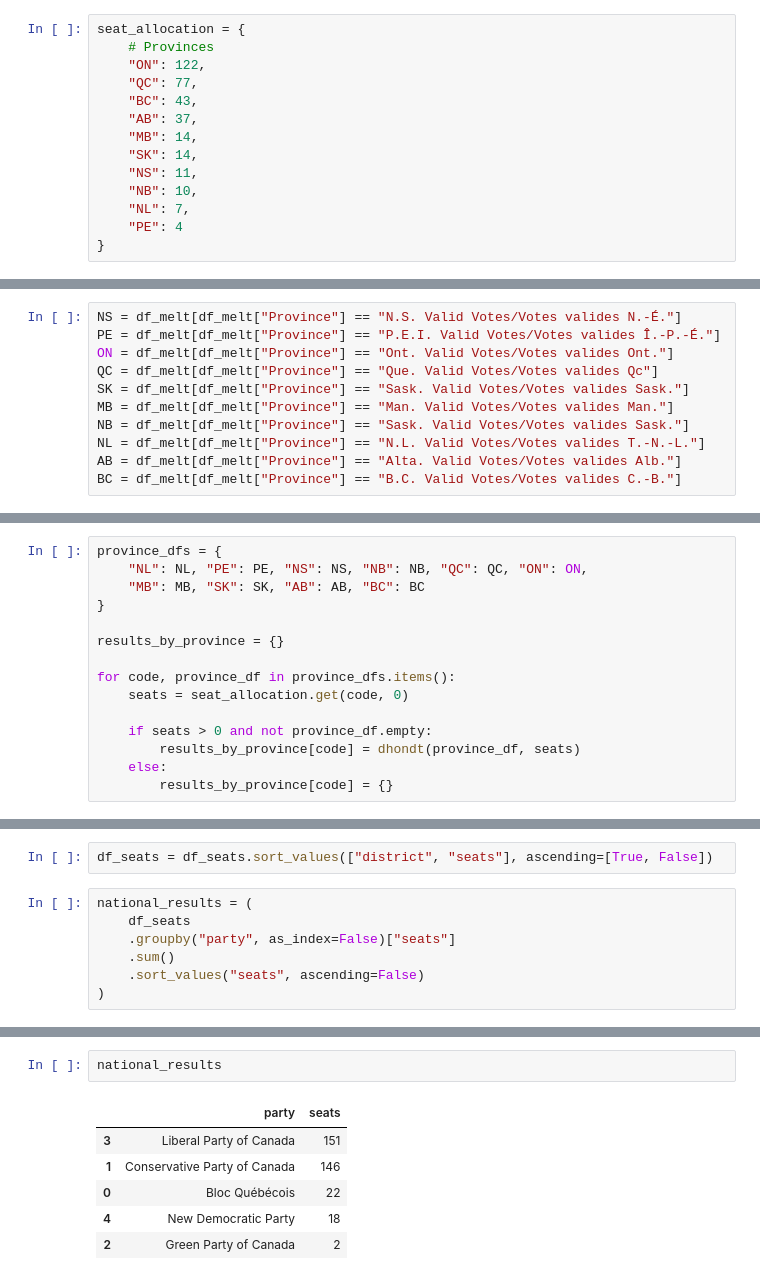
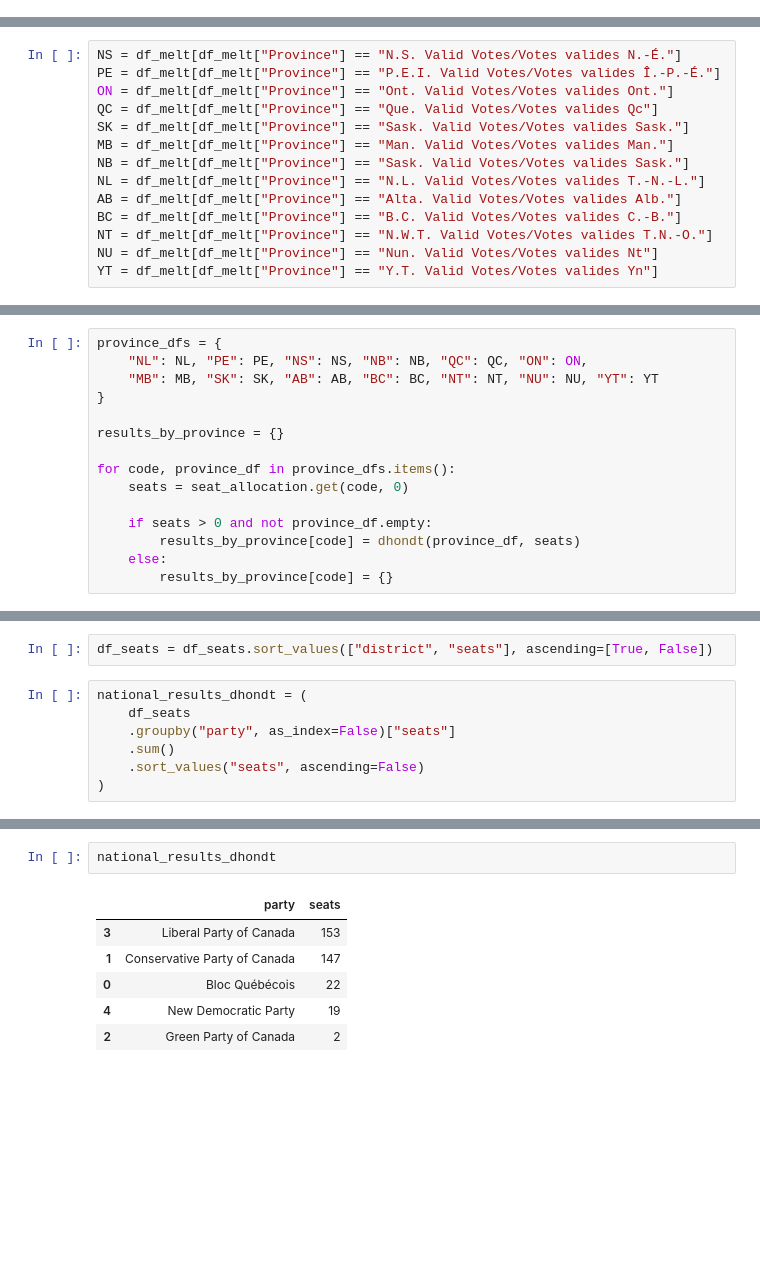
Before and after one commit to nervoustechie/canada-electoral-analysis, a Jupyter notebook: ElectoralAnalysis.ipynb, the cells around one changed output, grey strips where cells are left out. Cells and saved outputs as stored; diff of their text form; blank space fills up the shorter version.

```diff
--- a/ElectoralAnalysis.ipynb
+++ b/ElectoralAnalysis.ipynb
@@ -35,20 +75,6 @@ national_results_2025 = {
     "New Democratic Party": 7,
     "Green Party of Canada": 1
 }
-# %%
-seat_allocation = {
-    # Provinces
-    "ON": 122,
-    "QC": 77,
-    "BC": 43,
-    "AB": 37,
-    "MB": 14,
-    "SK": 14,
-    "NS": 11,
-    "NB": 10,
-    "NL": 7,
-    "PE": 4
-}
 # %%
 df = df.reset_index()
 df_melt = df.melt(
@@ -83,6 +109,9 @@ NB = df_melt[df_melt["Province"] == "Sask. Valid Votes/Votes valides Sask."]
 NL = df_melt[df_melt["Province"] == "N.L. Valid Votes/Votes valides T.-N.-L."]
 AB = df_melt[df_melt["Province"] == "Alta. Valid Votes/Votes valides Alb."]
 BC = df_melt[df_melt["Province"] == "B.C. Valid Votes/Votes valides C.-B."]
+NT = df_melt[df_melt["Province"] == "N.W.T. Valid Votes/Votes valides T.N.-O."]
+NU = df_melt[df_melt["Province"] == "Nun. Valid Votes/Votes valides Nt"]
+YT = df_melt[df_melt["Province"] == "Y.T. Valid Votes/Votes valides Yn"]
 # %%
 def dhondt(province, seats):
     votes = dict(zip(
@@ -107,7 +136,7 @@ def dhondt(province, seats):
 # %%
 province_dfs = {
     "NL": NL, "PE": PE, "NS": NS, "NB": NB, "QC": QC, "ON": ON,
-    "MB": MB, "SK": SK, "AB": AB, "BC": BC
+    "MB": MB, "SK": SK, "AB": AB, "BC": BC, "NT": NT, "NU": NU, "YT": YT
 }
 
 results_by_province = {}
@@ -152,7 +197,7 @@ df_seats["party"] = df_seats["party"].str.split("/").str[0]
 # %%
 df_seats = df_seats.sort_values(["district", "seats"], ascending=[True, False])
 # %%
-national_results = (
+national_results_dhondt = (
     df_seats
     .groupby("party", as_index=False)["seats"]
     .sum()
@@ -181,10 +226,10 @@ df_seats
 # %%
-national_results
+national_results_dhondt
 # %% [output]
 |  | party | seats |
-| 3 | Liberal Party of Canada | 151 |
-| 1 | Conservative Party of Canada | 146 |
+| 3 | Liberal Party of Canada | 153 |
+| 1 | Conservative Party of Canada | 147 |
 | 0 | Bloc Québécois | 22 |
-| 4 | New Democratic Party | 18 |
+| 4 | New Democratic Party | 19 |
 | 2 | Green Party of Canada | 2 |
 # %%
```
Also changed, not shown: parts of 18 cells of this notebook, 2 other files.
